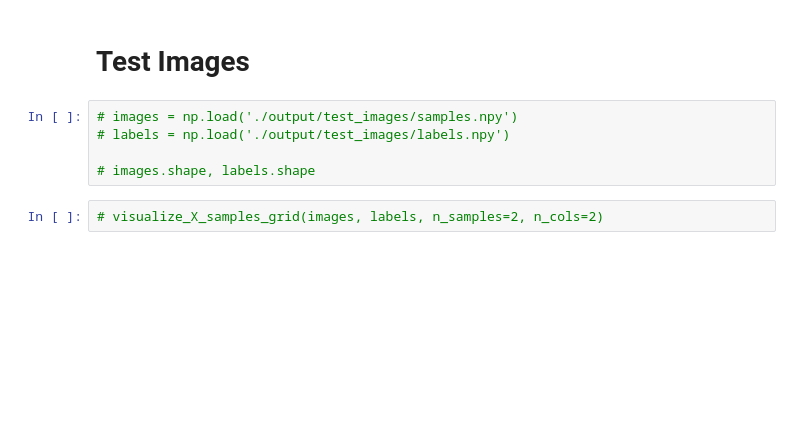
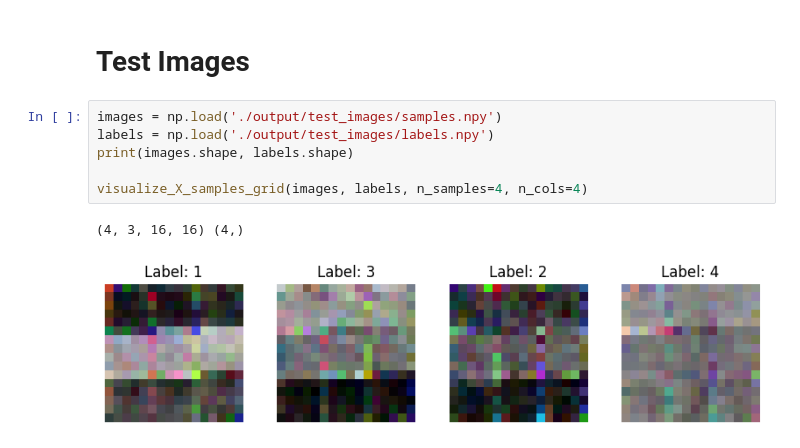
Before and after one commit to pranav-ap/pixel_art_generator, a Jupyter notebook: eda.ipynb, the cells around one changed output. Cells and saved outputs as stored; diff of their text form; blank space fills up the shorter version.

```diff
--- a/eda.ipynb
+++ b/eda.ipynb
@@ -77,9 +78,11 @@ images = (clean_images - min_val) / (max_val - min_val)
 # %% [markdown]
 # Test Images
 # %%
-# images = np.load('./output/test_images/samples.npy')
-# labels = np.load('./output/test_images/labels.npy')
+images = np.load('./output/test_images/samples.npy')
+labels = np.load('./output/test_images/labels.npy')
+print(images.shape, labels.shape)
 
-# images.shape, labels.shape
+visualize_X_samples_grid(images, labels, n_samples=4, n_cols=4)
+# %% [output]
+(4, 3, 16, 16) (4,)
+[figure, added]
-# %%
-# visualize_X_samples_grid(images, labels, n_samples=2, n_cols=2)
```
Also changed, not shown: parts of 10 cells of this notebook, 7 other files.
